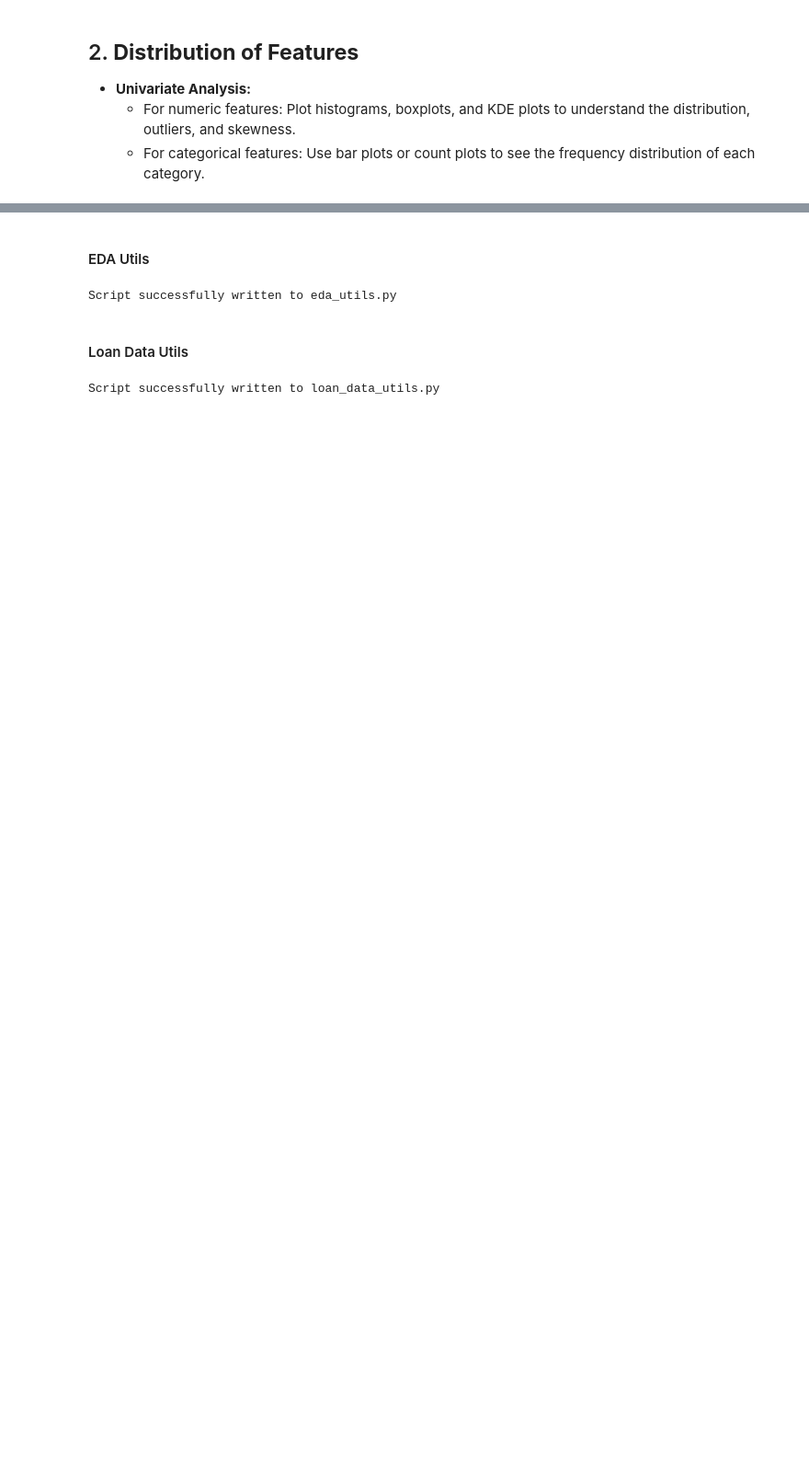
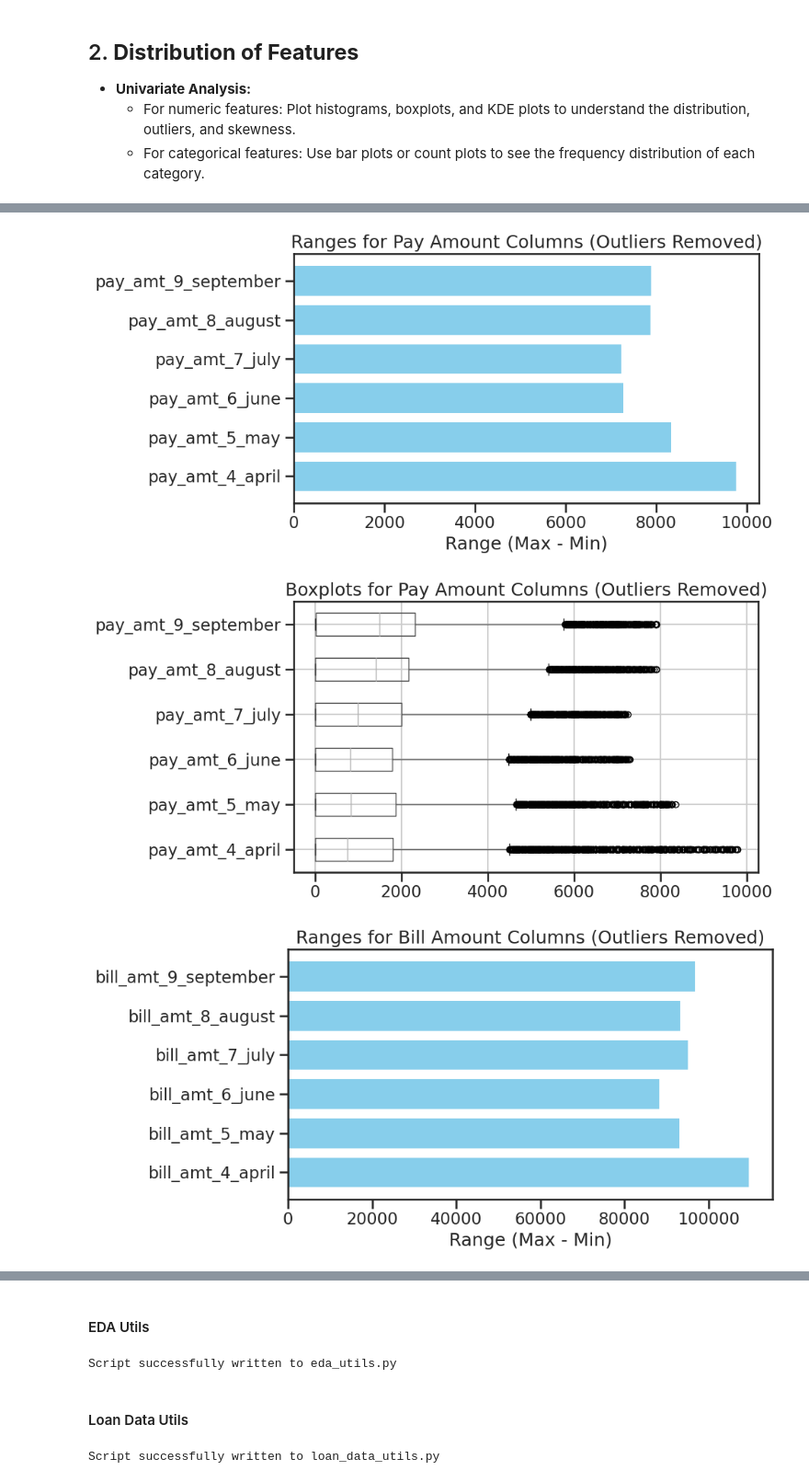
Before and after one commit to micah-shull/ML_Classification_Loan_Defaults, a Jupyter notebook: loan_defaults_002_eda_outliers.ipynb, the cells around one changed output, grey strips where cells are left out. Shown at 92% size. Drawn from its saved outputs; the diff is of its cells as text; code cells hidden in the pictures; blank space fills up the shorter version.

```diff
--- a/loan_defaults_002_eda_outliers.ipynb
+++ b/loan_defaults_002_eda_outliers.ipynb
@@ -477,0 +316,47 @@ X = handle_outliers(X)
+# %%
+# Function to remove outliers using the IQR method
+def remove_outliers(df, columns):
+    # Copy the dataframe to avoid altering the original data
+    df_cleaned = df.copy()
+
+    for col in columns:
+        Q1 = df_cleaned[col].quantile(0.25)
+        Q3 = df_cleaned[col].quantile(0.75)
+        IQR = Q3 - Q1
+        lower_bound = Q1 - 1.5 * IQR
+        upper_bound = Q3 + 1.5 * IQR
+
+        # Remove outliers
+        df_cleaned = df_cleaned[(df_cleaned[col] >= lower_bound) & (df_cleaned[col] <= upper_bound)]
+
+    return df_cleaned
+
+# List of columns to clean
+pay_amt_columns = [col for col in df.columns if col.startswith('pay_amt')]
+bill_amt_columns = [col for col in df.columns if col.startswith('bill_amt')]
+
+# Remove outliers from a copy of the data
+df_cleaned = remove_outliers(df, pay_amt_columns + bill_amt_columns)
+
+# Calculate ranges for cleaned data
+pay_amt_ranges_cleaned = {col: df_cleaned[col].max() - df_cleaned[col].min() for col in pay_amt_columns}
+bill_amt_ranges_cleaned = {col: df_cleaned[col].max() - df_cleaned[col].min() for col in bill_amt_columns}
+
+# Plot the horizontal bar plots for the cleaned ranges
+plot_horizontal_bar(pay_amt_ranges_cleaned, "Ranges for Pay Amount Columns (Outliers Removed)")
+plot_boxplots(df_cleaned, pay_amt_columns, "Boxplots for Pay Amount Columns (Outliers Removed)")
+plot_horizontal_bar(bill_amt_ranges_cleaned, "Ranges for Bill Amount Columns (Outliers Removed)")
+plot_boxplots(df_cleaned, bill_amt_columns, "Boxplots for Bill Amount Columns (Outliers Removed)")
+
+# Display the ranges
+print("Ranges for Pay Amount Columns (Outliers Removed):")
+for col, rng in pay_amt_ranges_cleaned.items():
+    print(f"{col}: {rng}")
+
+print("\nRanges for Bill Amount Columns (Outliers Removed):")
+for col, rng in bill_amt_ranges_cleaned.items():
+    print(f"{col}: {rng}")
+# %% [output]
+[figure, added]
+[figure, added]
+[figure, added]
```
Also changed, not shown: parts of 31 cells of this notebook.
